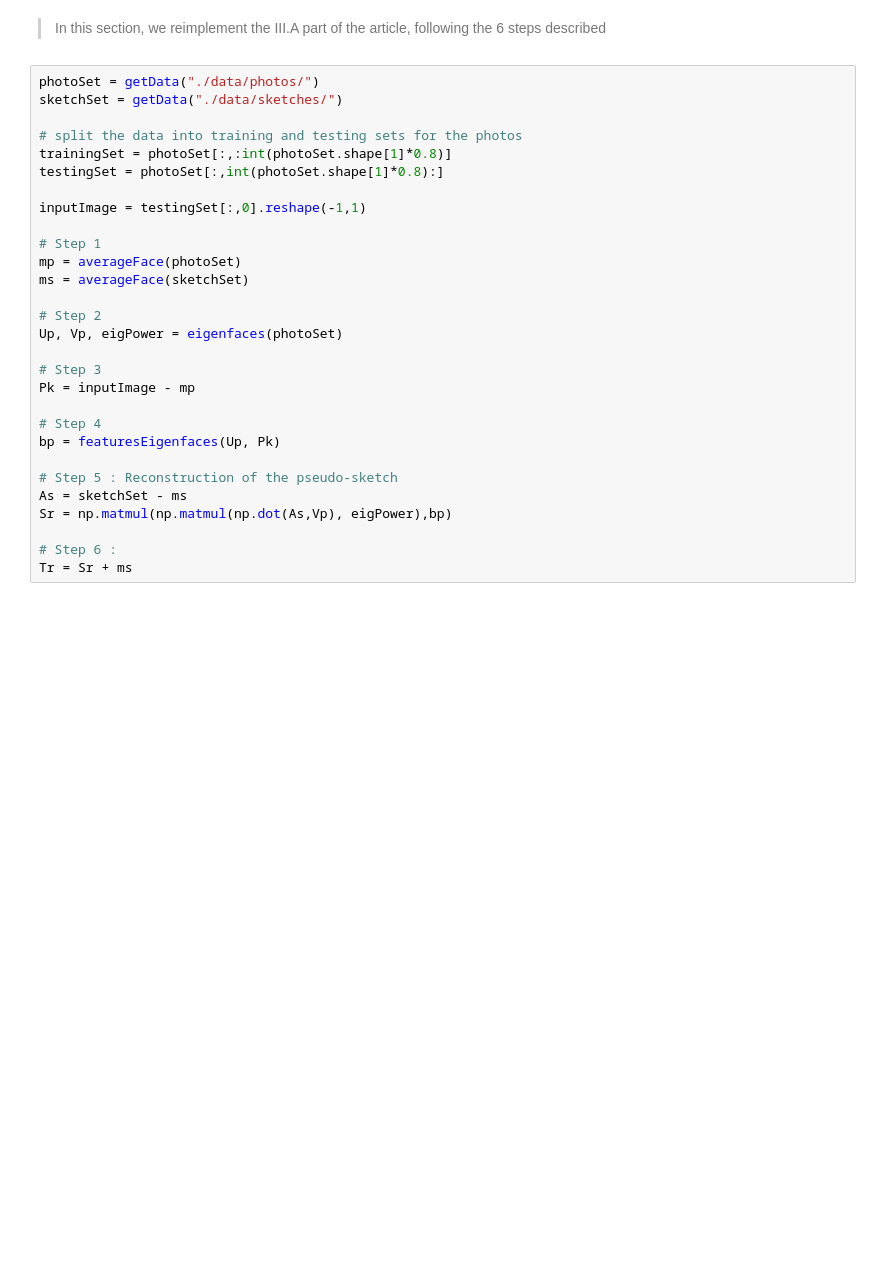
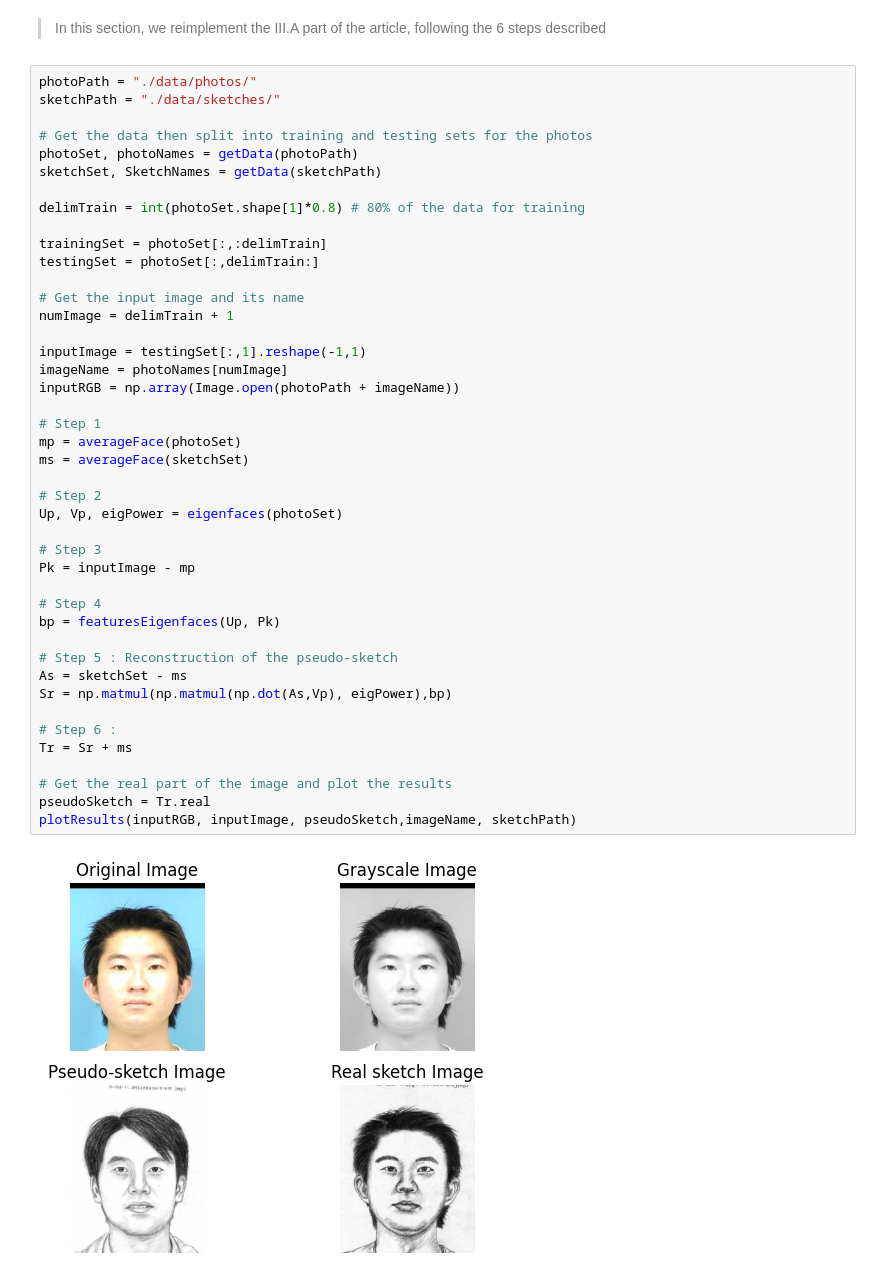
Before and after one commit to Clemflannagahn/INF8801A-Projet, a Jupyter notebook: implementation.ipynb, the cells around one changed output. Cells and saved outputs as stored; diff of their text form; blank space fills up the shorter version.

```diff
--- a/implementation.ipynb
+++ b/implementation.ipynb
@@ -139,31 +190,47 @@ features = featuresEigenfaces(eigenfacesMatrix, images)
 # %% [markdown]
 > In this section, we reimplement the III.A part of the article, following the 6 steps described
 # %%
-photoSet = getData("./data/photos/")
-sketchSet = getData("./data/sketches/")
+photoPath = "./data/photos/"
+sketchPath = "./data/sketches/"
 
-# split the data into training and testing sets for the photos
-trainingSet = photoSet[:,:int(photoSet.shape[1]*0.8)]
-testingSet = photoSet[:,int(photoSet.shape[1]*0.8):]
+# Get the data then split into training and testing sets for the photos
+photoSet, photoNames = getData(photoPath)
+sketchSet, SketchNames = getData(sketchPath)
 
-inputImage = testingSet[:,0].reshape(-1,1)
+delimTrain = int(photoSet.shape[1]*0.8) # 80% of the data for training
+
+trainingSet = photoSet[:,:delimTrain]
+testingSet = photoSet[:,delimTrain:]
+
+# Get the input image and its name
+numImage = delimTrain + 1
+
+inputImage = testingSet[:,1].reshape(-1,1)
+imageName = photoNames[numImage]
+inputRGB = np.array(Image.open(photoPath + imageName))
 
 # Step 1
 mp = averageFace(photoSet)
 ms = averageFace(sketchSet)
 
 # Step 2
 Up, Vp, eigPower = eigenfaces(photoSet)
 
 # Step 3
 Pk = inputImage - mp
 
 # Step 4
 bp = featuresEigenfaces(Up, Pk)
 
 # Step 5 : Reconstruction of the pseudo-sketch
 As = sketchSet - ms
 Sr = np.matmul(np.matmul(np.dot(As,Vp), eigPower),bp)
 
 # Step 6 :
 Tr = Sr + ms
+
+# Get the real part of the image and plot the results
+pseudoSketch = Tr.real
+plotResults(inputRGB, inputImage, pseudoSketch,imageName, sketchPath)
+# %% [output]
+[figure, added]
```
Also changed, not shown: parts of 5 cells of this notebook.
